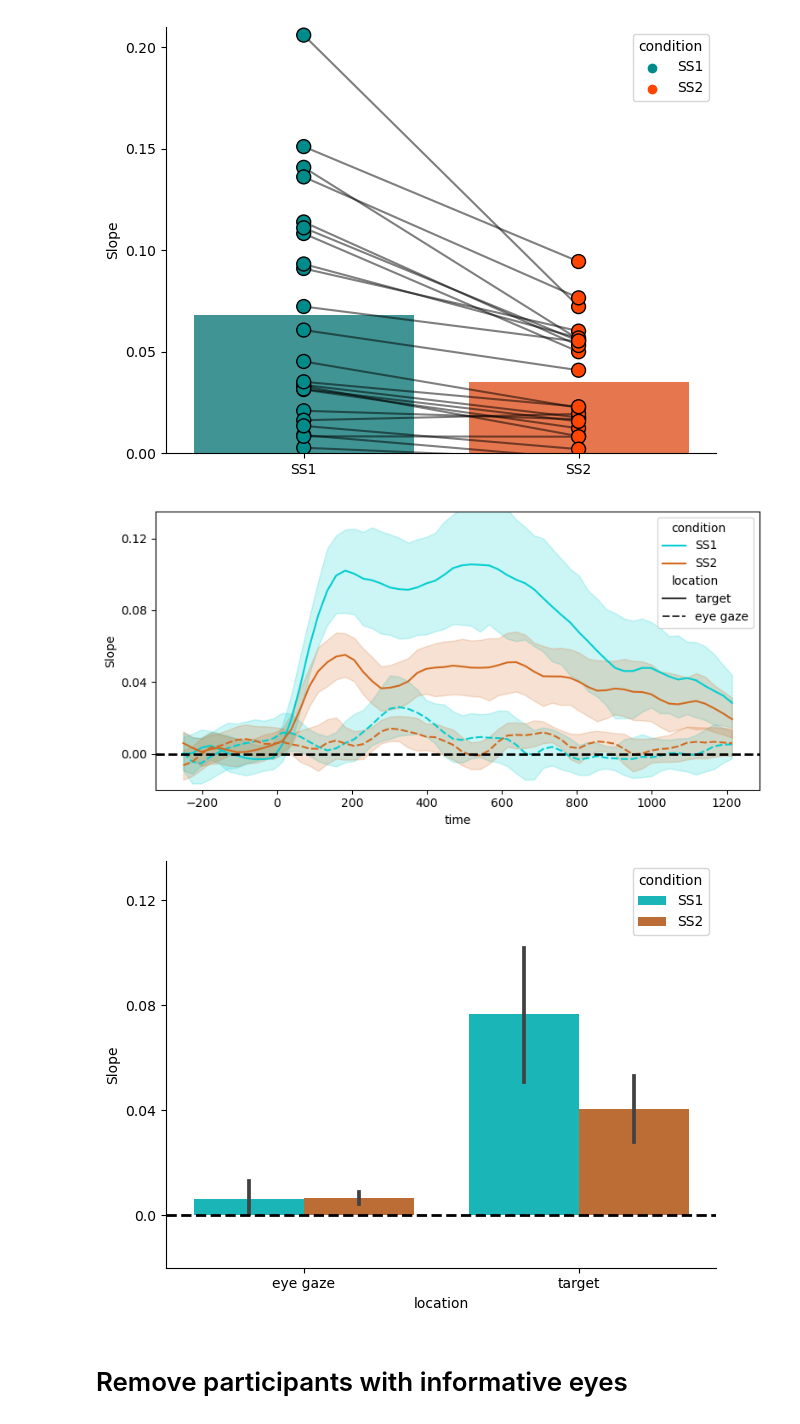
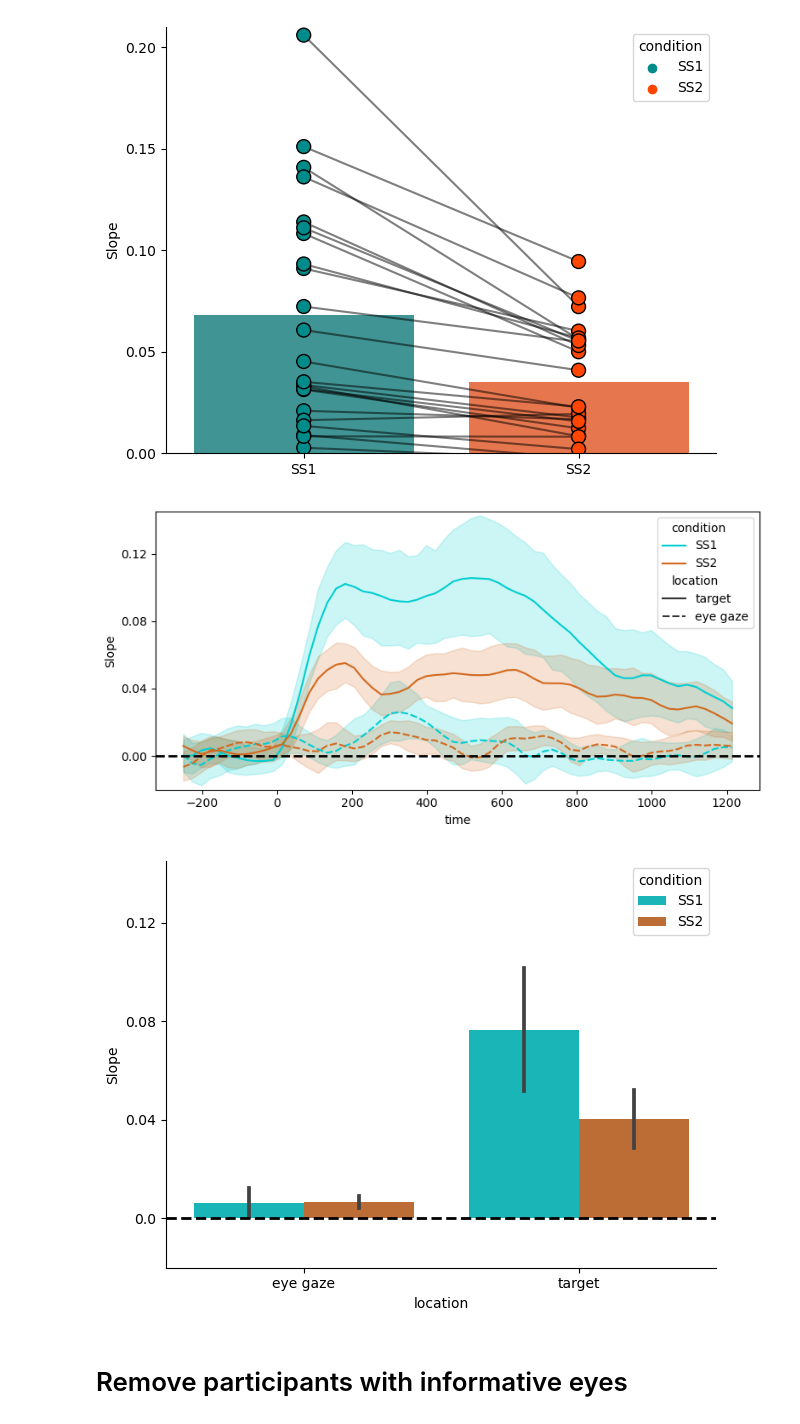
Before and after one commit to henrymj/DissociatingWMLoadFromSpatialAttention, a Jupyter notebook: Exp2/scripts/analysis/IEM_alpha_analyses-eyeGazeBins.ipynb, the cells around one changed output. Cells and saved outputs as stored; diff of their text form; code cells hidden in the pictures.

```diff
--- a/Exp2/scripts/analysis/IEM_alpha_analyses-eyeGazeBins.ipynb
+++ b/Exp2/scripts/analysis/IEM_alpha_analyses-eyeGazeBins.ipynb
@@ -804,37 +804,37 @@ for isub in ss_results.keys():
 
     slope_df_width = pd.concat([slope_df_width, sub_slopes_obs, sub_slopes_shuff])
 
 slope_df_width = slope_df_width.reset_index(drop=True)
 
 plt.figure(figsize=(8, 4))
 ax = sns.lineplot(x='time', y='Slope', hue='condition', style='location', data=slope_df_width, palette={'SS1': 'darkturquoise', 'SS2': 'chocolate'})
-ax.set_ylim([-.02, .135])
+ax.set_ylim([-.02, .145])
 plt.yticks(np.arange(0, .13, .04))
 _ = ax.axhline(y=0, color='k', linestyle='--', linewidth=2)
 plt.tight_layout()
 plt.savefig(f'RawFigures/SetSizeIEM_targetAndGaze_slopeAcrossTime.svg')
 plt.show()
 plt.close()
 
 summary = slope_df_width.query('(time > 250) & (time <= 1150)').groupby(['PID', 'condition', 'location']).mean().reset_index()
 ax = sns.barplot(x='location', y='Slope', hue='condition', data=summary, palette={'SS1': 'darkturquoise', 'SS2': 'chocolate'})
 
-ax.set_ylim([-.02, .135])
+ax.set_ylim([-.02, .145])
 _ = ax.axhline(y=0, color='k', linestyle='--', linewidth=2)
 ax.set_yticks(np.arange(0, .13, .04))
 ax.set_yticklabels(np.round(np.arange(0, .135, .04), 3))
 
 # Hide the right and top spines
 ax.spines.right.set_visible(False)
 ax.spines.top.set_visible(False)
 
 plt.tight_layout()
 plt.savefig(f'RawFigures/SetSizeIEM_targetAndGaze_slopeBars.svg')
 plt.show()
 plt.close()
 # %% [output]
-[figure, old version]
+[figure, new version]
-[figure, old version]
+[figure, new version]
 # %% [markdown]
 # Remove participants with informative eyes
 # %%
```
Also changed, not shown: 29 other files.
